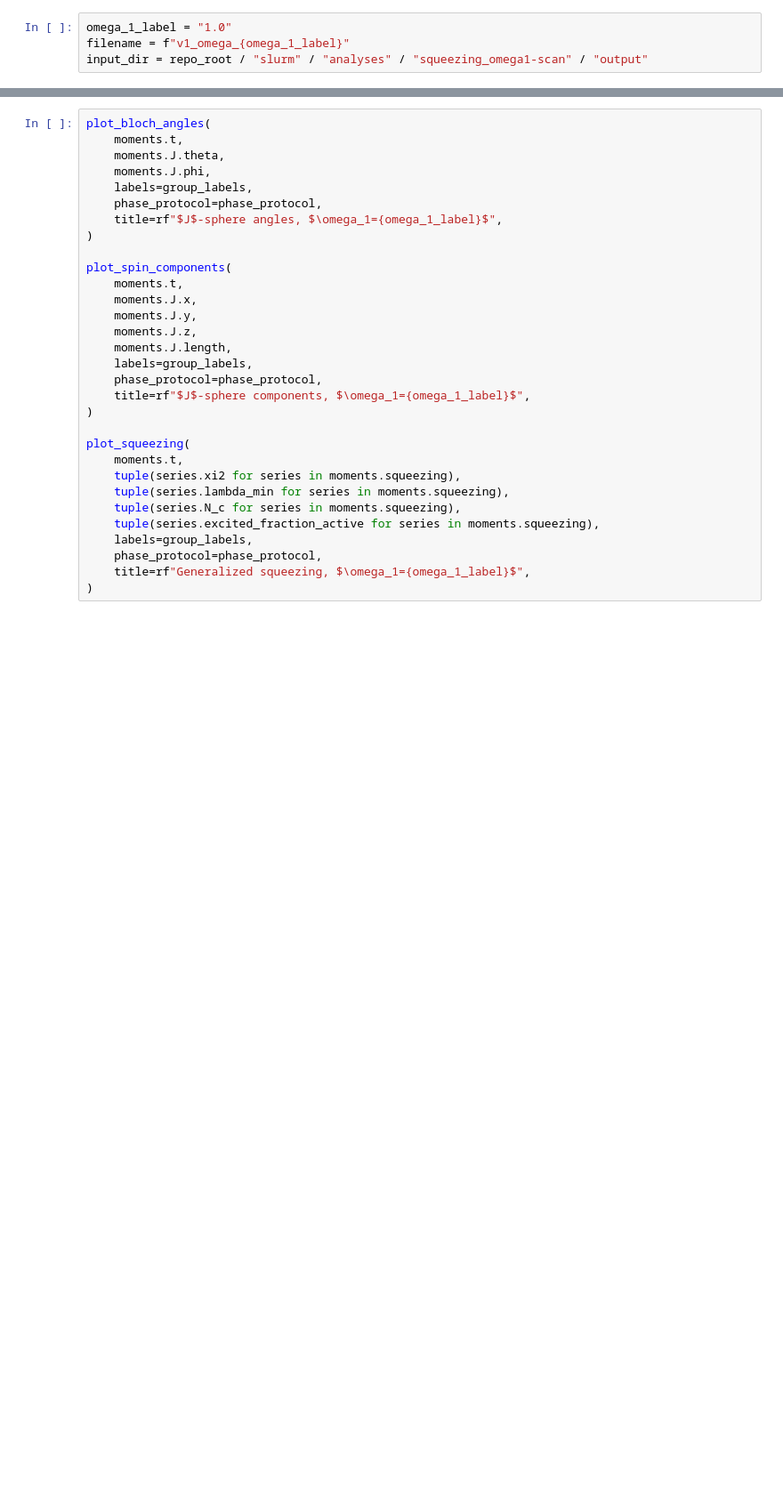
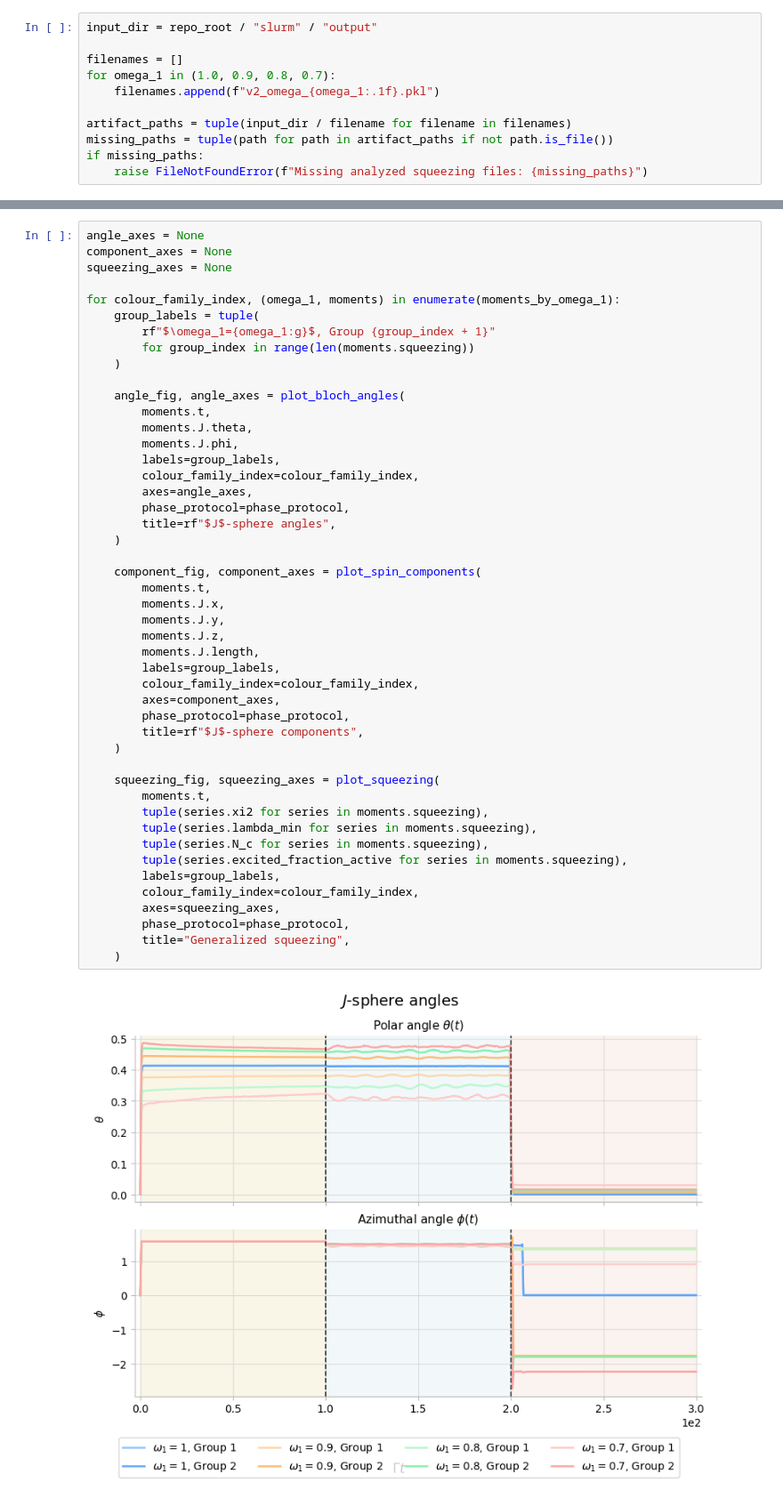
Before and after one commit to AsharKamal98/cavity-OAT, a Jupyter notebook: slurm/analyses/squeezing_omega1-scan/plot.ipynb, the cells around one changed output, grey strips where cells are left out. Shown at 89% size. Cells and saved outputs as stored; diff of their text form; blank space fills up the shorter version.

```diff
--- a/slurm/analyses/squeezing_omega1-scan/plot.ipynb
+++ b/slurm/analyses/squeezing_omega1-scan/plot.ipynb
@@ -21,7 +21,14 @@ if str(repo_root) not in sys.path:
 from common.plotting import plot_bloch_angles, plot_spin_components, plot_squeezing
 from slurm.j_moments_io import load_j_moments_artifact
 # %%
-omega_1_label = "1.0"
-filename = f"v1_omega_{omega_1_label}"
-input_dir = repo_root / "slurm" / "analyses" / "squeezing_omega1-scan" / "output"
+input_dir = repo_root / "slurm" / "output"
+
+filenames = []
+for omega_1 in (1.0, 0.9, 0.8, 0.7):
+    filenames.append(f"v2_omega_{omega_1:.1f}.pkl")
+
+artifact_paths = tuple(input_dir / filename for filename in filenames)
+missing_paths = tuple(path for path in artifact_paths if not path.is_file())
+if missing_paths:
+    raise FileNotFoundError(f"Missing analyzed squeezing files: {missing_paths}")
 # %%
@@ -39,31 +52,49 @@ group_labels = tuple(
 # %%
-plot_bloch_angles(
-    moments.t,
-    moments.J.theta,
-    moments.J.phi,
-    labels=group_labels,
-    phase_protocol=phase_protocol,
-    title=rf"$J$-sphere angles, $\omega_1={omega_1_label}$",
-)
+angle_axes = None
+component_axes = None
+squeezing_axes = None
 
-plot_spin_components(
-    moments.t,
-    moments.J.x,
-    moments.J.y,
-    moments.J.z,
-    moments.J.length,
-    labels=group_labels,
-    phase_protocol=phase_protocol,
-    title=rf"$J$-sphere components, $\omega_1={omega_1_label}$",
-)
+for colour_family_index, (omega_1, moments) in enumerate(moments_by_omega_1):
+    group_labels = tuple(
+        rf"$\omega_1={omega_1:g}$, Group {group_index + 1}"
+        for group_index in range(len(moments.squeezing))
+    )
 
-plot_squeezing(
-    moments.t,
-    tuple(series.xi2 for series in moments.squeezing),
-    tuple(series.lambda_min for series in moments.squeezing),
-    tuple(series.N_c for series in moments.squeezing),
-    tuple(series.excited_fraction_active for series in moments.squeezing),
-    labels=group_labels,
-    phase_protocol=phase_protocol,
-    title=rf"Generalized squeezing, $\omega_1={omega_1_label}$",
-)
+    angle_fig, angle_axes = plot_bloch_angles(
+        moments.t,
+        moments.J.theta,
+        moments.J.phi,
+        labels=group_labels,
+        colour_family_index=colour_family_index,
+        axes=angle_axes,
+        phase_protocol=phase_protocol,
+        title=rf"$J$-sphere angles",
+    )
+
+    component_fig, component_axes = plot_spin_components(
+        moments.t,
+        moments.J.x,
+        moments.J.y,
+        moments.J.z,
+        moments.J.length,
+        labels=group_labels,
+        colour_family_index=colour_family_index,
+        axes=component_axes,
+        phase_protocol=phase_protocol,
+        title=rf"$J$-sphere components",
+    )
+
+    squeezing_fig, squeezing_axes = plot_squeezing(
+        moments.t,
+        tuple(series.xi2 for series in moments.squeezing),
+        tuple(series.lambda_min for series in moments.squeezing),
+        tuple(series.N_c for series in moments.squeezing),
+        tuple(series.excited_fraction_active for series in moments.squeezing),
+        labels=group_labels,
+        colour_family_index=colour_family_index,
+        axes=squeezing_axes,
+        phase_protocol=phase_protocol,
+        title="Generalized squeezing",
+    )
+# %% [output]
+[figure, added]
```
Also changed, not shown: parts of 3 cells of this notebook, 7 other files.
